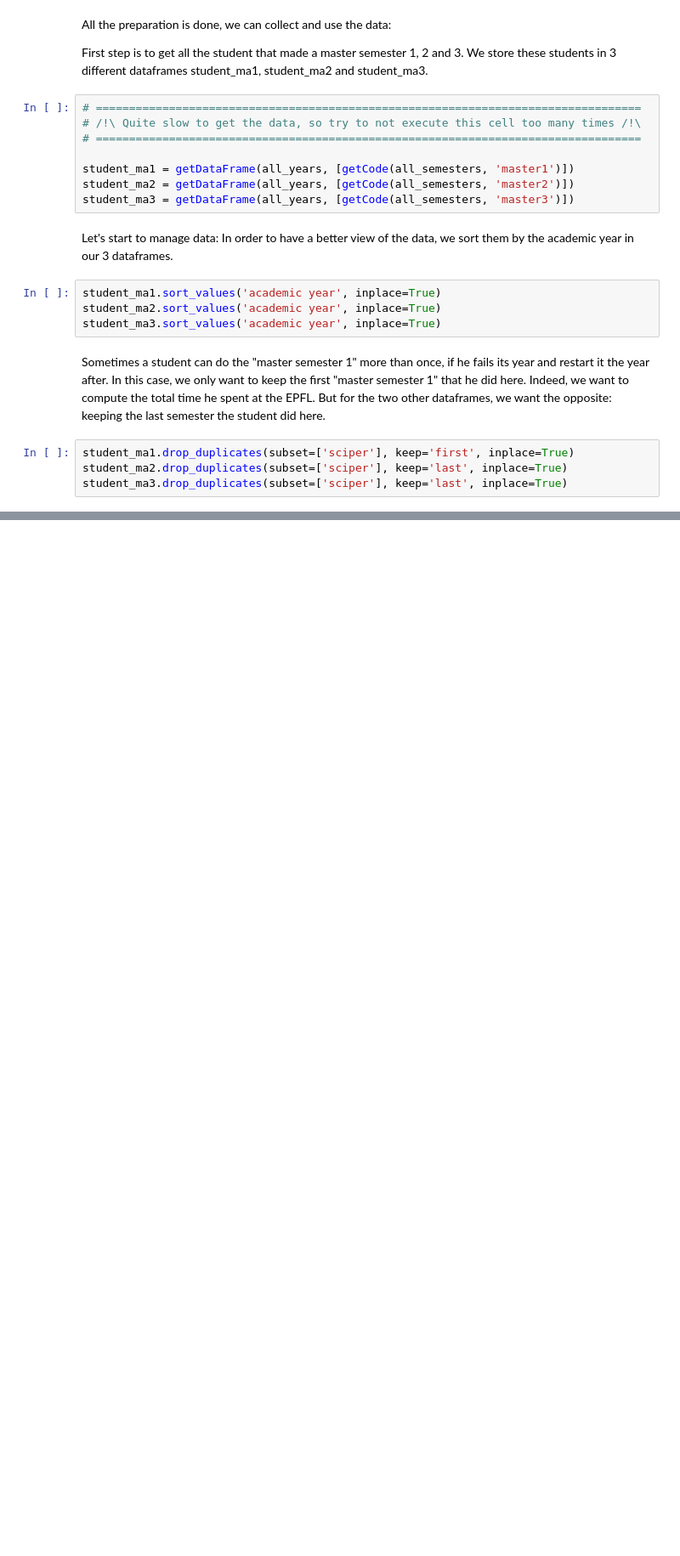
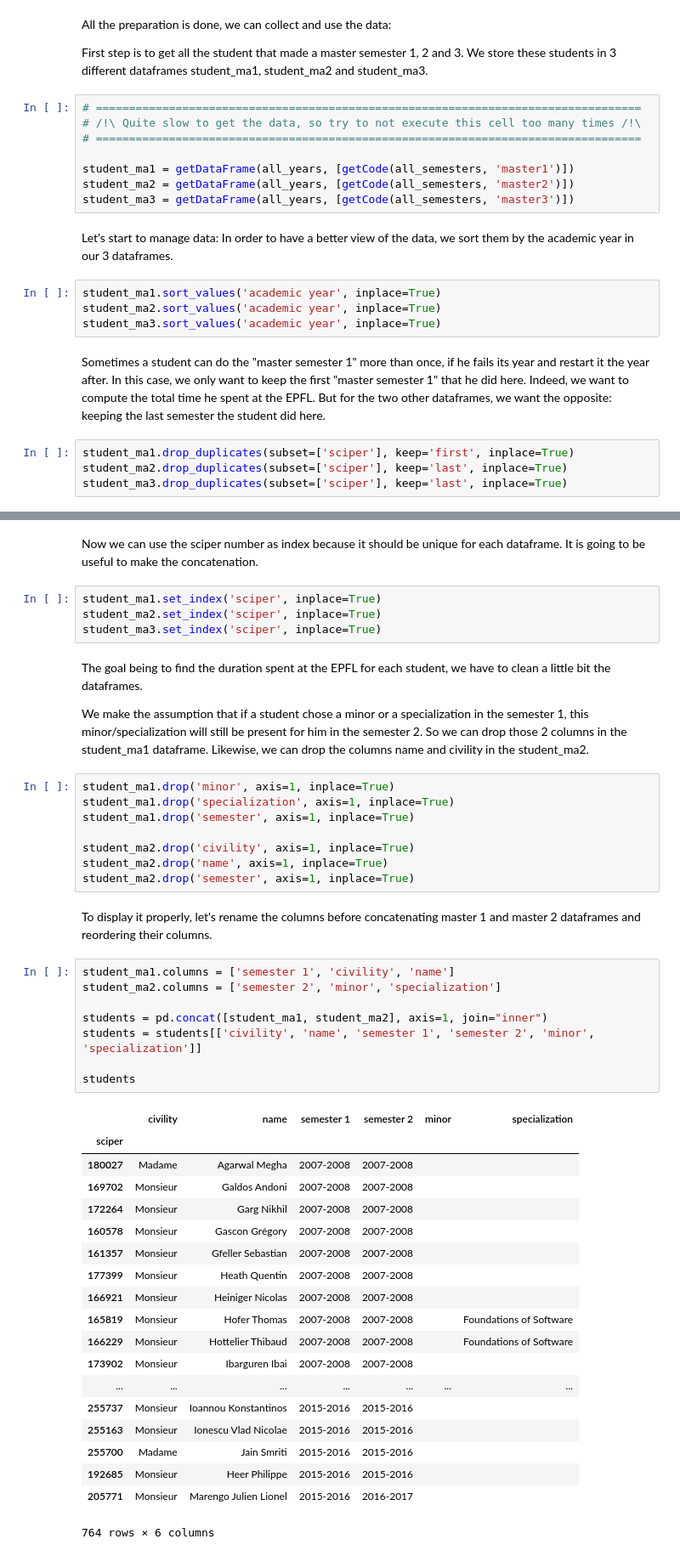
Before and after one commit to Symsystem/adaepflHomework, a Jupyter notebook: 02 - Data from the Web/Data from the web.ipynb, the cells around one changed output, grey strips where cells are left out. Shown: that part at 85% size. Cells and saved outputs as stored; diff of their text form; blank space fills up the shorter version.

```diff
--- a/02 - Data from the Web/Data from the web.ipynb
+++ b/02 - Data from the Web/Data from the web.ipynb
@@ -239,0 +238,49 @@ Next step is to remove the student for which we don't have all the necessary inf
+# %% [markdown]
+Now we can use the sciper number as index because it should be unique for each dataframe. It is going to be useful to make the concatenation.
+# %%
+student_ma1.set_index('sciper', inplace=True)
+student_ma2.set_index('sciper', inplace=True)
+student_ma3.set_index('sciper', inplace=True)
+# %% [markdown]
+The goal being to find the duration spent at the EPFL for each student, we have to clean a little bit the dataframes.
+
+We make the assumption that if a student chose a minor or a specialization in the semester 1, this minor/specialization will still be present for him in the semester 2. So we can drop those 2 columns in the student_ma1 dataframe.
+Likewise, we can drop the columns name and civility in the student_ma2.
+# %%
+student_ma1.drop('minor', axis=1, inplace=True)
+student_ma1.drop('specialization', axis=1, inplace=True)
+student_ma1.drop('semester', axis=1, inplace=True)
+
+student_ma2.drop('civility', axis=1, inplace=True)
+student_ma2.drop('name', axis=1, inplace=True)
+student_ma2.drop('semester', axis=1, inplace=True)
+# %% [markdown]
+To display it properly, let's rename the columns before concatenating master 1 and master 2 dataframes and reordering their columns.
+# %%
+student_ma1.columns = ['semester 1', 'civility', 'name']
+student_ma2.columns = ['semester 2', 'minor', 'specialization']
+
+students = pd.concat([student_ma1, student_ma2], axis=1, join="inner")
+students = students[['civility', 'name', 'semester 1', 'semester 2', 'minor', 'specialization']]
+
+students
+# %% [output]
+|  | civility | name | semester 1 | semester 2 | minor | specialization |
+| sciper |  |  |  |  |  |  |
+| 180027 | Madame | Agarwal Megha | 2007-2008 | 2007-2008 |  |  |
+| 169702 | Monsieur | Galdos Andoni | 2007-2008 | 2007-2008 |  |  |
+| 172264 | Monsieur | Garg Nikhil | 2007-2008 | 2007-2008 |  |  |
+| 160578 | Monsieur | Gascon Grégory | 2007-2008 | 2007-2008 |  |  |
+| 161357 | Monsieur | Gfeller Sebastian | 2007-2008 | 2007-2008 |  |  |
+| 177399 | Monsieur | Heath Quentin | 2007-2008 | 2007-2008 |  |  |
+| 166921 | Monsieur | Heiniger Nicolas | 2007-2008 | 2007-2008 |  |  |
+| 165819 | Monsieur | Hofer Thomas | 2007-2008 | 2007-2008 |  | Foundations of Software |
+| 166229 | Monsieur | Hottelier Thibaud | 2007-2008 | 2007-2008 |  | Foundations of Software |
+| 173902 | Monsieur | Ibarguren Ibai | 2007-2008 | 2007-2008 |  |  |
+| ... | ... | ... | ... | ... | ... | ... |
+| 255737 | Monsieur | Ioannou Konstantinos | 2015-2016 | 2015-2016 |  |  |
+| 255163 | Monsieur | Ionescu Vlad Nicolae | 2015-2016 | 2015-2016 |  |  |
+| 255700 | Madame | Jain Smriti | 2015-2016 | 2015-2016 |  |  |
+| 192685 | Monsieur | Heer Philippe | 2015-2016 | 2015-2016 |  |  |
+| 205771 | Monsieur | Marengo Julien Lionel | 2015-2016 | 2016-2017 |  |  |
+764 rows × 6 columns
```
Also changed, not shown: parts of 1 cell of this notebook.
